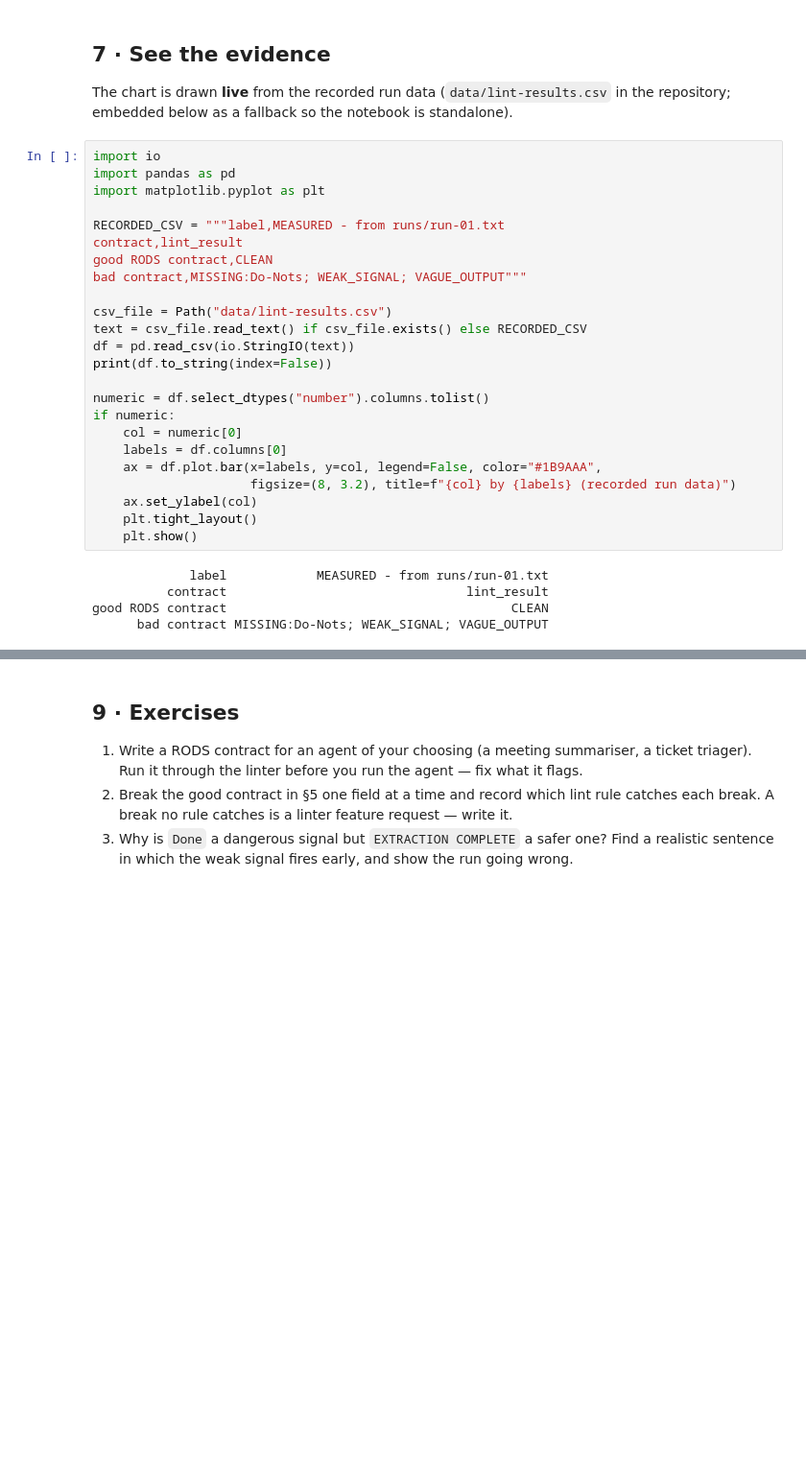
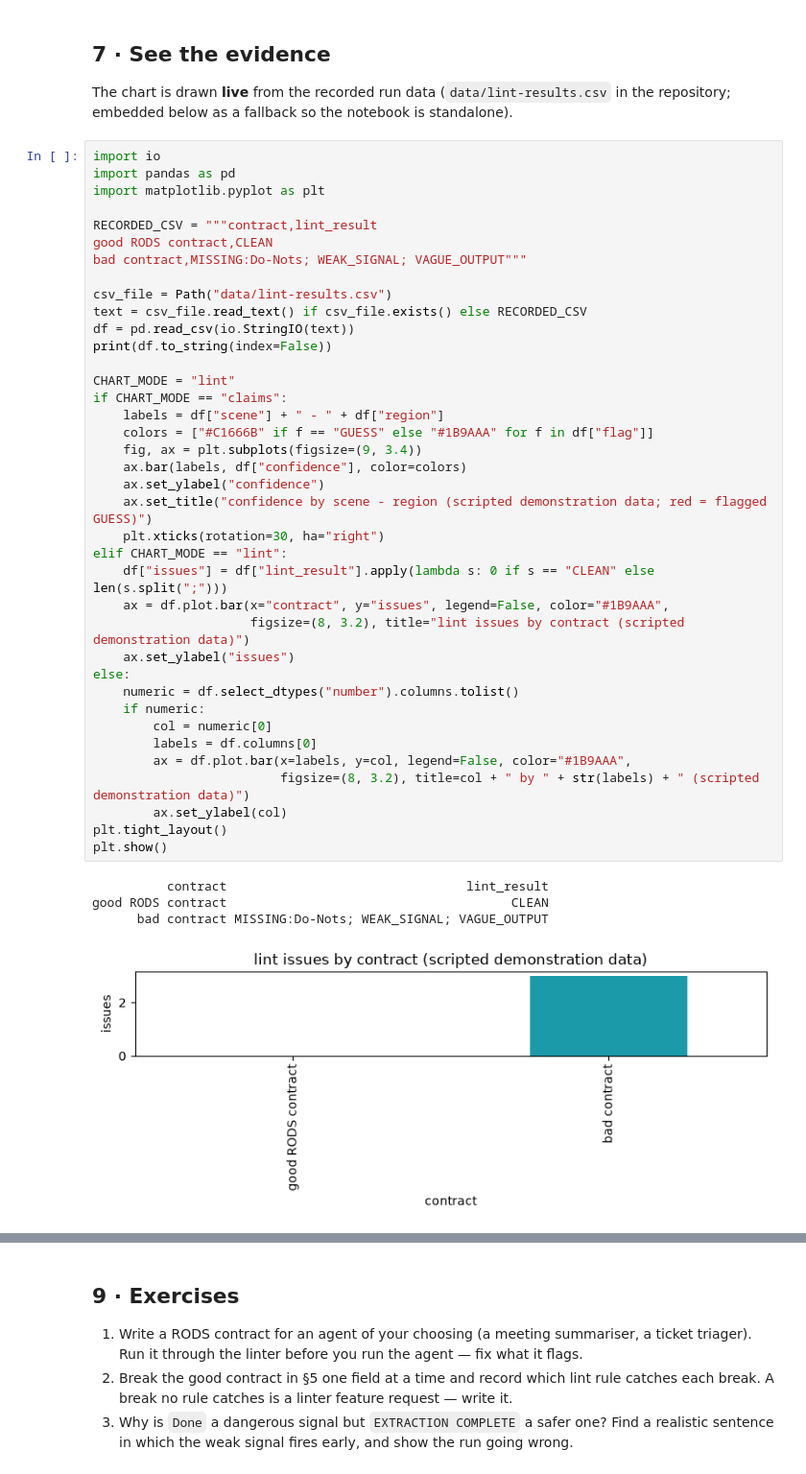
Before and after one commit to GAI-Engineering/poc-learning-lab, a Jupyter notebook: notebooks/03-rods/03-rods.ipynb, the cells around one changed output, grey strips where cells are left out. Shown at 96% size. Drawn from its saved outputs; the diff is of its cells as text; blank space fills up the shorter version.

```diff
--- a/notebooks/03-rods/03-rods.ipynb
+++ b/notebooks/03-rods/03-rods.ipynb
@@ -170,32 +170,46 @@ The chart is drawn **live** from the recorded run data (`data/lint-results.csv`
 # %%
 import io
 import pandas as pd
 import matplotlib.pyplot as plt
 
-RECORDED_CSV = """label,MEASURED - from runs/run-01.txt
-contract,lint_result
+RECORDED_CSV = """contract,lint_result
 good RODS contract,CLEAN
 bad contract,MISSING:Do-Nots; WEAK_SIGNAL; VAGUE_OUTPUT"""
 
 csv_file = Path("data/lint-results.csv")
 text = csv_file.read_text() if csv_file.exists() else RECORDED_CSV
 df = pd.read_csv(io.StringIO(text))
 print(df.to_string(index=False))
 
-numeric = df.select_dtypes("number").columns.tolist()
-if numeric:
-    col = numeric[0]
-    labels = df.columns[0]
-    ax = df.plot.bar(x=labels, y=col, legend=False, color="#1B9AAA",
-                     figsize=(8, 3.2), title=f"{col} by {labels} (recorded run data)")
-    ax.set_ylabel(col)
-    plt.tight_layout()
-    plt.show()
+CHART_MODE = "lint"
+if CHART_MODE == "claims":
+    labels = df["scene"] + " - " + df["region"]
+    colors = ["#C1666B" if f == "GUESS" else "#1B9AAA" for f in df["flag"]]
+    fig, ax = plt.subplots(figsize=(9, 3.4))
+    ax.bar(labels, df["confidence"], color=colors)
+    ax.set_ylabel("confidence")
+    ax.set_title("confidence by scene - region (scripted demonstration data; red = flagged GUESS)")
+    plt.xticks(rotation=30, ha="right")
+elif CHART_MODE == "lint":
+    df["issues"] = df["lint_result"].apply(lambda s: 0 if s == "CLEAN" else len(s.split(";")))
+    ax = df.plot.bar(x="contract", y="issues", legend=False, color="#1B9AAA",
+                     figsize=(8, 3.2), title="lint issues by contract (scripted demonstration data)")
+    ax.set_ylabel("issues")
+else:
+    numeric = df.select_dtypes("number").columns.tolist()
+    if numeric:
+        col = numeric[0]
+        labels = df.columns[0]
+        ax = df.plot.bar(x=labels, y=col, legend=False, color="#1B9AAA",
+                         figsize=(8, 3.2), title=col + " by " + str(labels) + " (scripted demonstration data)")
+        ax.set_ylabel(col)
+plt.tight_layout()
+plt.show()
 # %% [output]
-             label            MEASURED - from runs/run-01.txt
           contract                                lint_result
 good RODS contract                                      CLEAN
       bad contract MISSING:Do-Nots; WEAK_SIGNAL; VAGUE_OUTPUT
+[figure, added]
 # %% [markdown]
 ## 8 · Recorded run evidence
 
```
Also changed, not shown: parts of 4 cells of this notebook, 14 other files.
